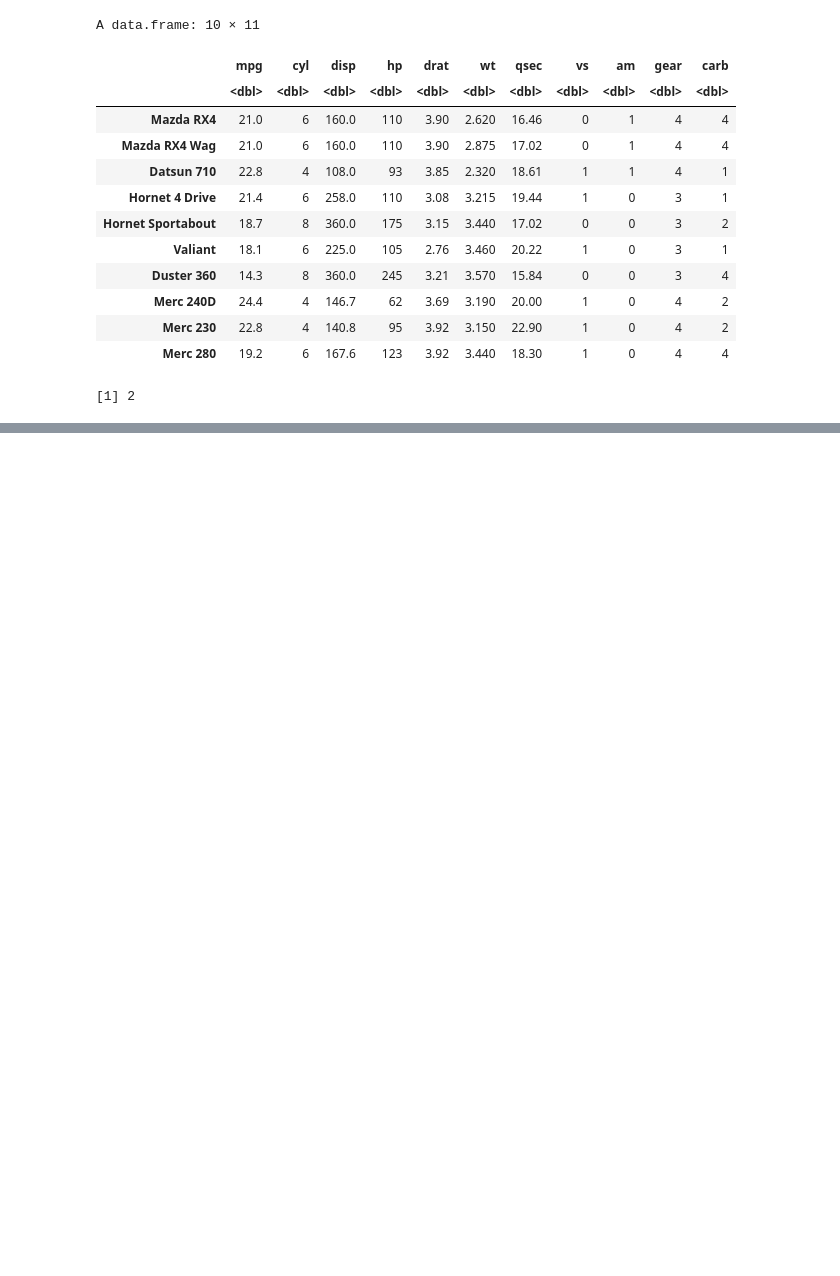
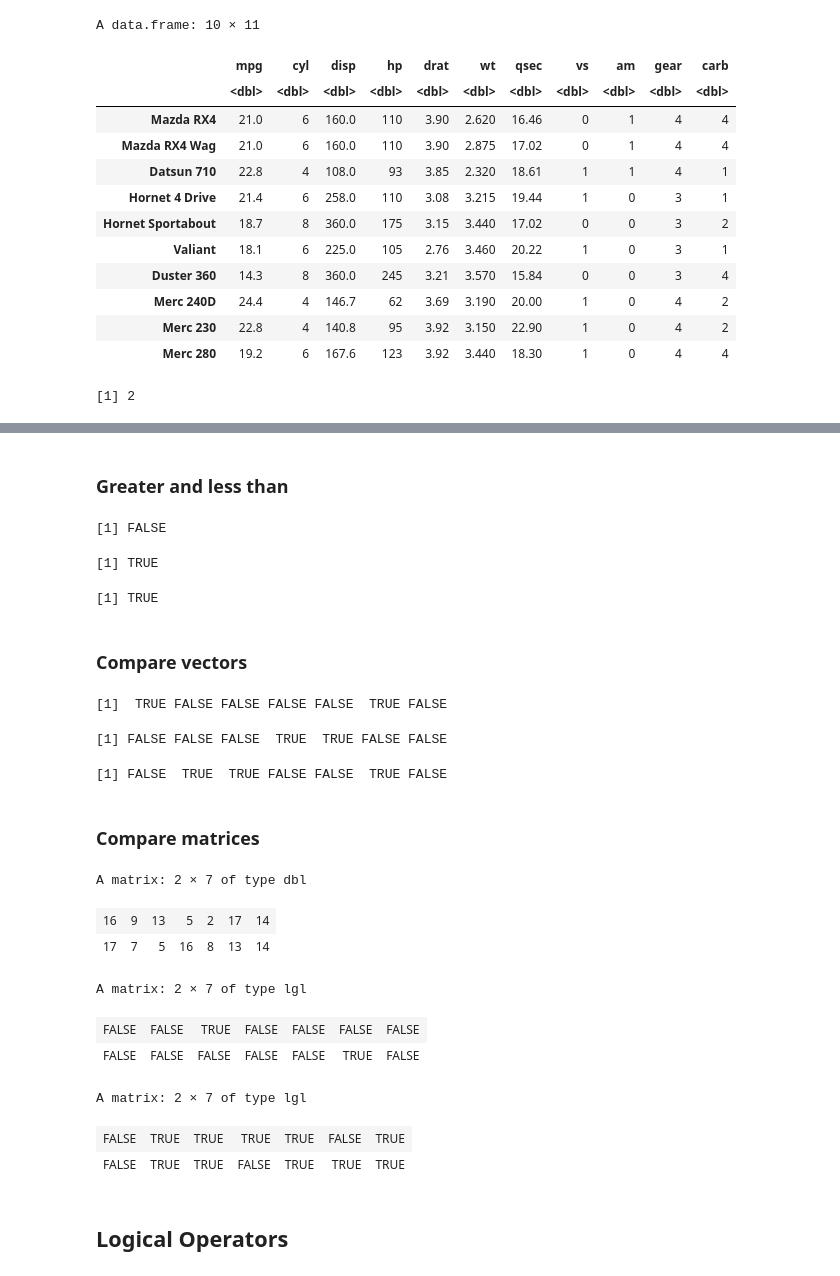
Before and after one commit to Yuleii/programming-notebook, a Jupyter notebook: Introduction to R.ipynb, the cells around one changed output, grey strips where cells are left out. Cells and saved outputs as stored; diff of their text form; code cells hidden in the pictures; blank space fills up the shorter version.

```diff
--- a/Introduction to R.ipynb
+++ b/Introduction to R.ipynb
@@ -781,0 +805,59 @@ my_list[[1]][2]
+# %% [markdown]
+### Greater and less than
+# %%
+# Comparison of numerics
+-6 * 5 + 2 >= -10 + 1
+
+# Comparison of character strings
+"raining" <= "raining dogs"
+
+# Comparison of logicals
+TRUE > FALSE
+# %% [output]
+[1] FALSE
+[1] TRUE
+[1] TRUE
+# %% [markdown]
+### Compare vectors
+# %%
+# The linkedin and facebook vectors have already been created for you
+linkedin <- c(16, 9, 13, 5, 2, 17, 14)
+facebook <- c(17, 7, 5, 16, 8, 13, 14)
+
+# Popular days
+linkedin > 15
+
+# Quiet days
+linkedin <= 5
+
+# LinkedIn more popular than Facebook
+linkedin > facebook
+# %% [output]
+[1]  TRUE FALSE FALSE FALSE FALSE  TRUE FALSE
+[1] FALSE FALSE FALSE  TRUE  TRUE FALSE FALSE
+[1] FALSE  TRUE  TRUE FALSE FALSE  TRUE FALSE
+# %% [markdown]
+### Compare matrices
+# %%
+# The social data has been created for you
+linkedin <- c(16, 9, 13, 5, 2, 17, 14)
+facebook <- c(17, 7, 5, 16, 8, 13, 14)
+views <- matrix(c(linkedin, facebook), nrow = 2, byrow = TRUE)
+views
+# When does views equal 13?
+views  == 13
+
+# When is views less than or equal to 14?
+views  <= 14
+# %% [output]
+A matrix: 2 × 7 of type dbl
+| 16 | 9 | 13 | 5 | 2 | 17 | 14 |
+| 17 | 7 | 5 | 16 | 8 | 13 | 14 |
+A matrix: 2 × 7 of type lgl
+| FALSE | FALSE | TRUE | FALSE | FALSE | FALSE | FALSE |
+| FALSE | FALSE | FALSE | FALSE | FALSE | TRUE | FALSE |
+A matrix: 2 × 7 of type lgl
+| FALSE | TRUE | TRUE | TRUE | TRUE | FALSE | TRUE |
+| FALSE | TRUE | TRUE | FALSE | TRUE | TRUE | TRUE |
+# %% [markdown]
+## Logical Operators
```
Also changed, not shown: parts of 34 cells of this notebook.
